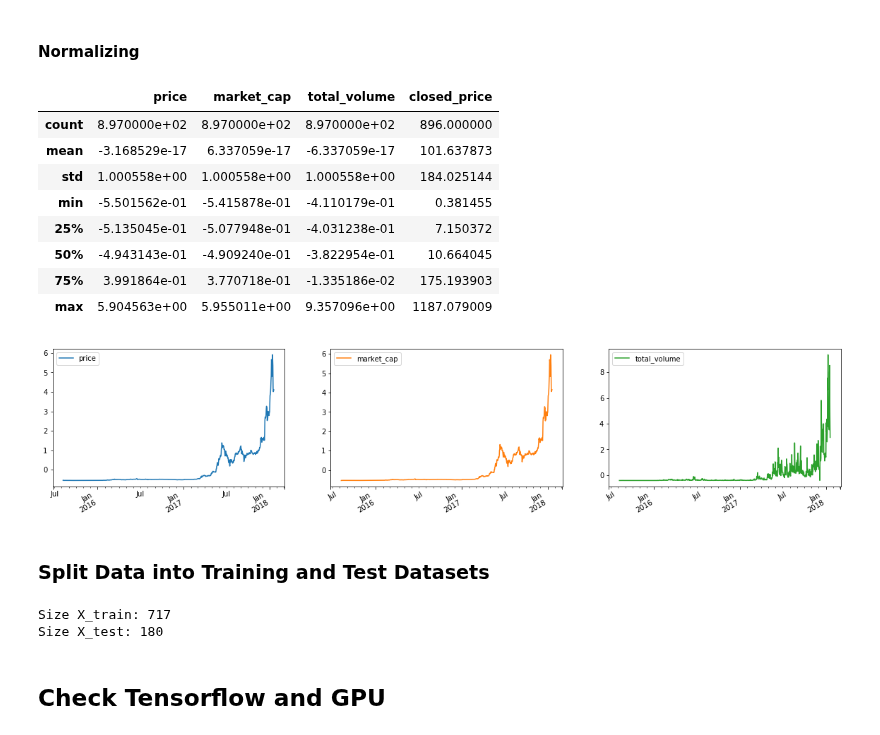
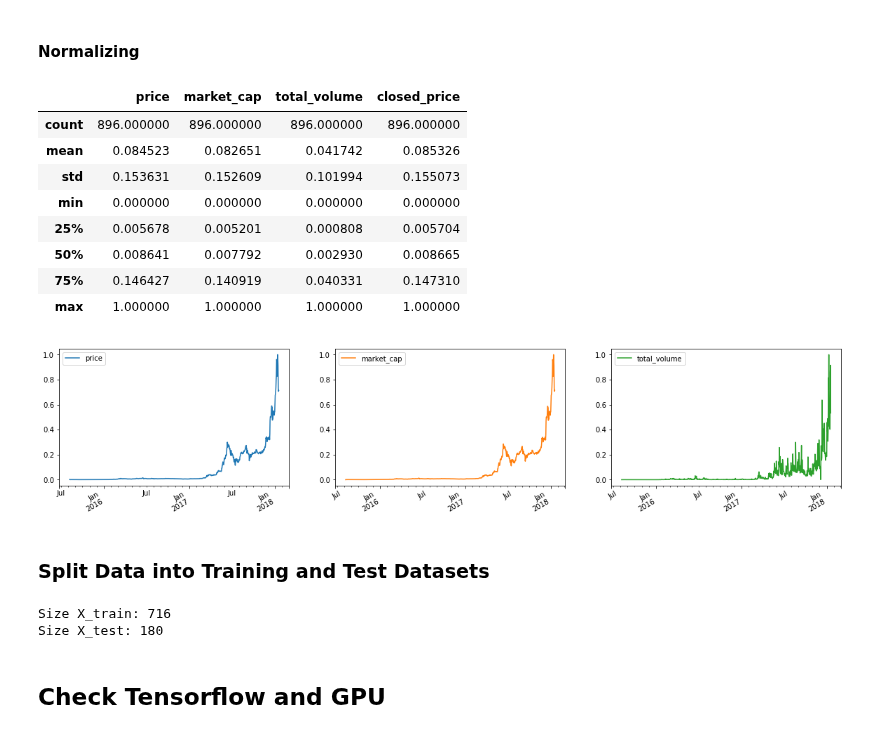
Before and after one commit to samuxiii/notebooks, a Jupyter notebook: stock/Ethereum Stock.ipynb, the cells around one changed output. Saved outputs shown, nothing was run; the diff lists cells and outputs as text; code cells hidden in the pictures.

```diff
--- a/stock/Ethereum Stock.ipynb
+++ b/stock/Ethereum Stock.ipynb
@@ -156,28 +156,31 @@ data.tail(5)
 | 2018-01-17 | 838.829188 | 8.140486e+10 | 4.516756e+09 | 846.823344 |
 | 2018-01-18 | 846.823344 | 8.219815e+10 | 2.632209e+09 | 856.639434 |
 | 2018-01-19 | 856.639434 | 8.316864e+10 | 1.691466e+09 | NaN |
+# %%
+#Delete last because we don't know still the closed price
+data = data[0:len(data)-1].copy()
 # %% [markdown]
 #### Normalizing
 # %%
 #Scale the data
-scaler = StandardScaler()
+scaler = MinMaxScaler()
 
-data[features] = scaler.fit_transform(data[features])
+data[data.columns] = scaler.fit_transform(data[data.columns])
 data.describe()
 # %% [output]
 |  | price | market_cap | total_volume | closed_price |
-| count | 8.970000e+02 | 8.970000e+02 | 8.970000e+02 | 896.000000 |
-| mean | -3.168529e-17 | 6.337059e-17 | -6.337059e-17 | 101.637873 |
-| std | 1.000558e+00 | 1.000558e+00 | 1.000558e+00 | 184.025144 |
-| min | -5.501562e-01 | -5.415878e-01 | -4.110179e-01 | 0.381455 |
-| 25% | -5.135045e-01 | -5.077948e-01 | -4.031238e-01 | 7.150372 |
-| 50% | -4.943143e-01 | -4.909240e-01 | -3.822954e-01 | 10.664045 |
-| 75% | 3.991864e-01 | 3.770718e-01 | -1.335186e-02 | 175.193903 |
-| max | 5.904563e+00 | 5.955011e+00 | 9.357096e+00 | 1187.079009 |
+| count | 896.000000 | 896.000000 | 896.000000 | 896.000000 |
+| mean | 0.084523 | 0.082651 | 0.041742 | 0.085326 |
+| std | 0.153631 | 0.152609 | 0.101994 | 0.155073 |
+| min | 0.000000 | 0.000000 | 0.000000 | 0.000000 |
+| 25% | 0.005678 | 0.005201 | 0.000808 | 0.005704 |
+| 50% | 0.008641 | 0.007792 | 0.002930 | 0.008665 |
+| 75% | 0.146427 | 0.140919 | 0.040331 | 0.147310 |
+| max | 1.000000 | 1.000000 | 1.000000 | 1.000000 |
 # %%
 data[features].plot(subplots=True, layout=(1,3), figsize=(20,4));
 # %% [output]
-[figure, old version]
+[figure, new version]
 # %% [markdown]
 ### Split Data into Training and Test Datasets
 # %%
@@ -190,7 +193,7 @@ X_train, X_test, y_train, y_test = train_test_split(data[features],
 print("Size X_train: {}".format(X_train.shape[0]))
 print("Size X_test: {}".format(X_test.shape[0]))
 # %% [output]
-Size X_train: 717
+Size X_train: 716
 Size X_test: 180
 # %% [markdown]
 ## Check Tensorflow and GPU
```
Also changed, not shown: parts of 10 cells of this notebook.
